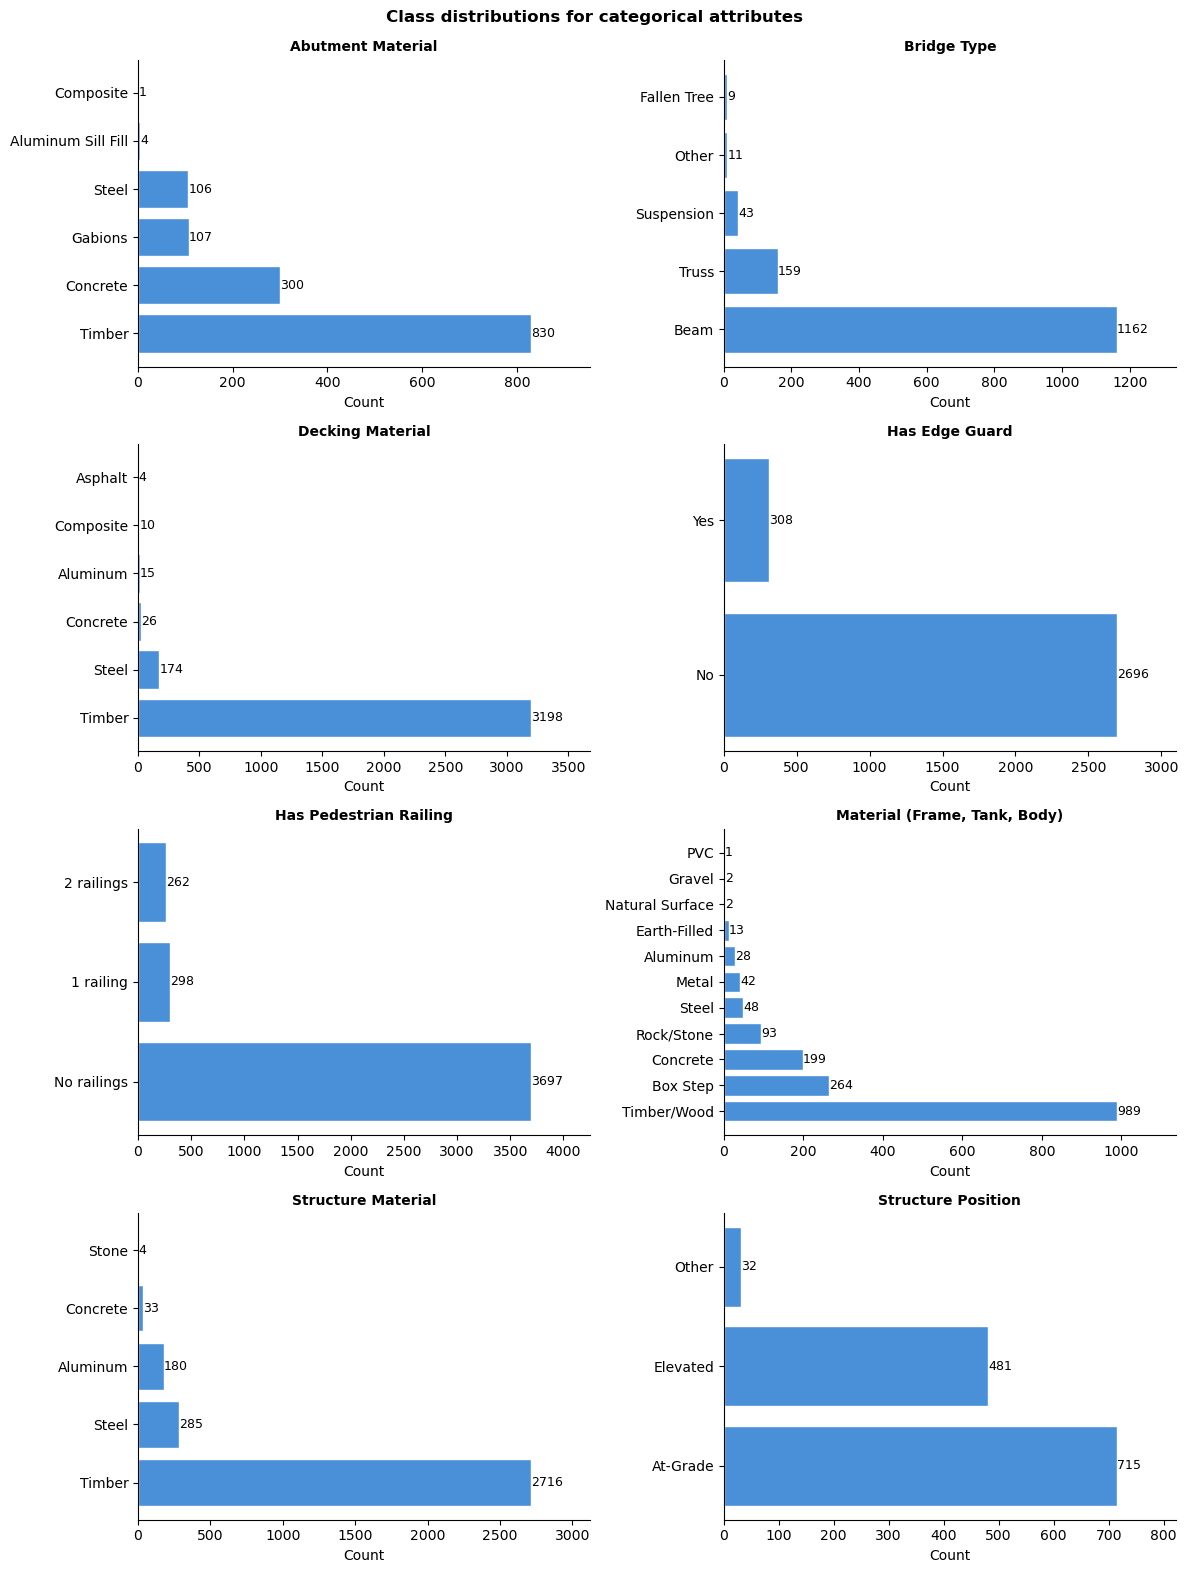
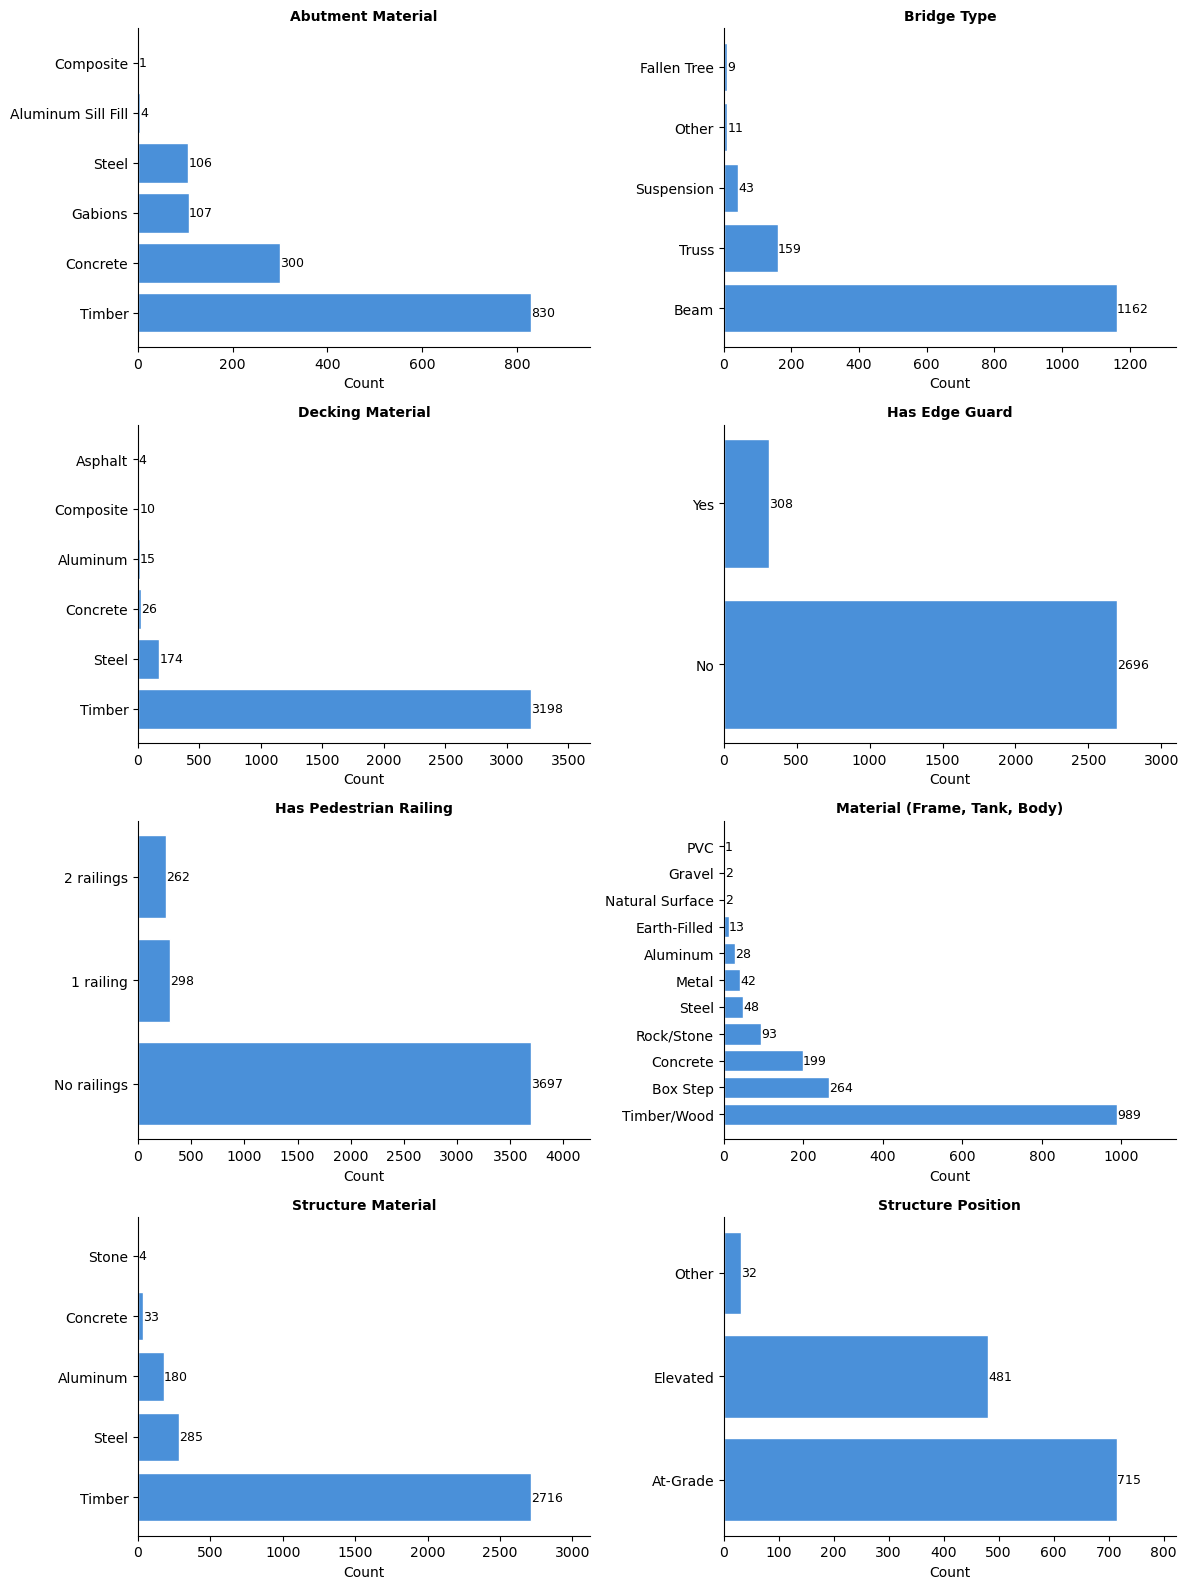
Code edit (unified diff) that turned the first committed figure into the second:
--- before
+++ after
@@ -39,5 +39,4 @@
     ax.set_visible(False)
 
-fig.suptitle("Class distributions for categorical attributes\n", fontsize=12, fontweight="bold")
 plt.tight_layout()
 plt.savefig(os.path.join(output_dir, "categorical_distributions.png"))

Commit: last changes on report before submission to partner